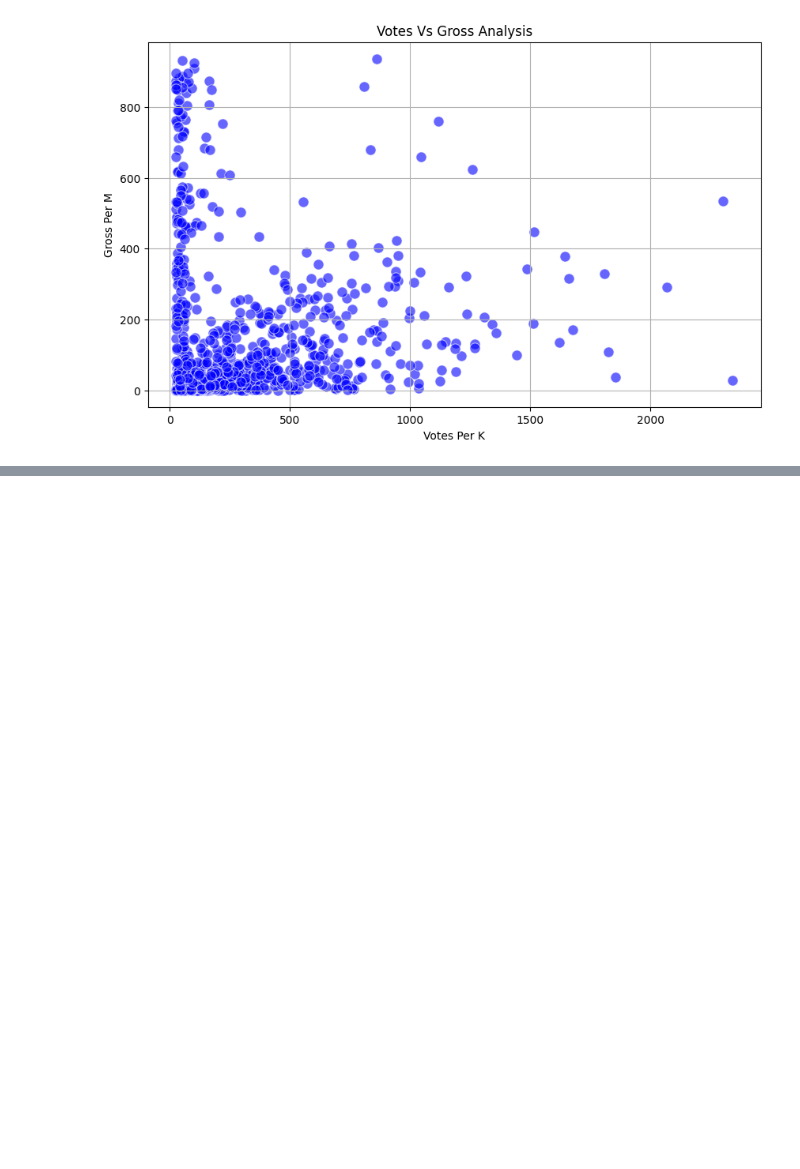
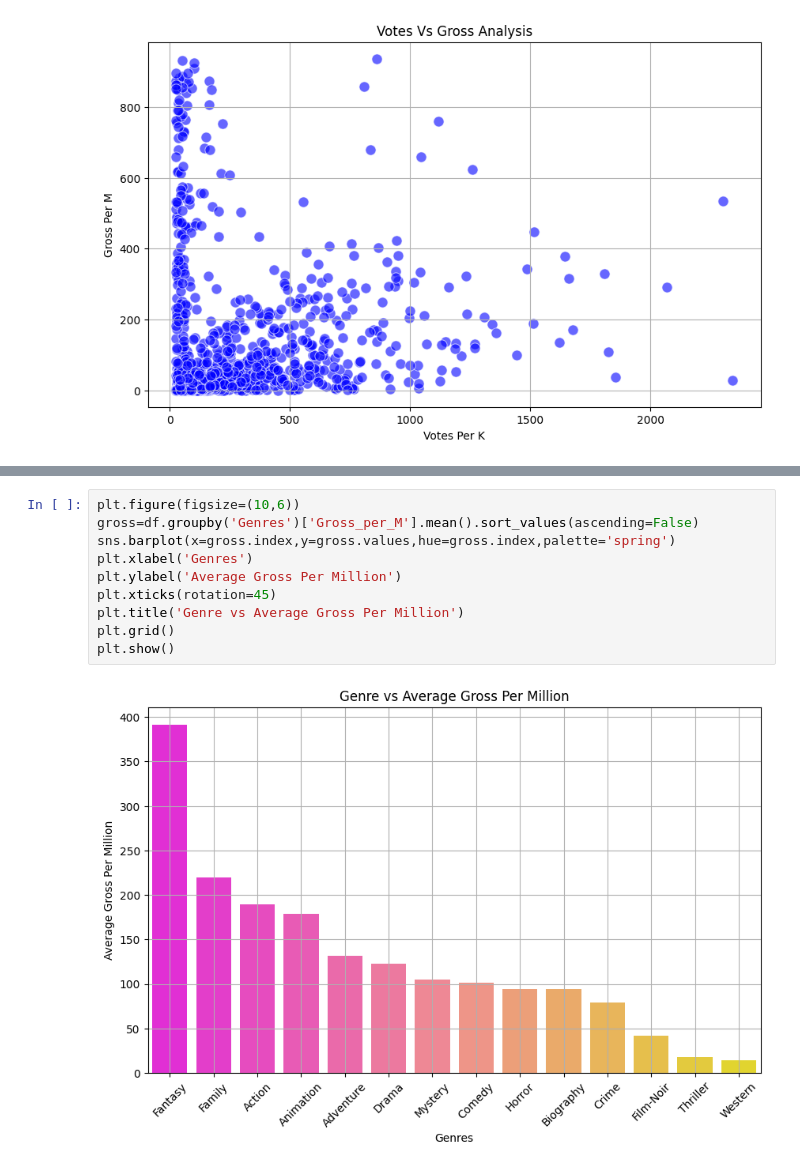
Before and after one commit to UtkarshShukla706/Cinemetrics, a Jupyter notebook: notebooks/visualization.ipynb, the cells around one changed output, grey strips where cells are left out. Cells and saved outputs as stored; diff of their text form; blank space fills up the shorter version.

```diff
--- a/notebooks/visualization.ipynb
+++ b/notebooks/visualization.ipynb
@@ -256,0 +285,12 @@ plt.show()
+# %%
+plt.figure(figsize=(10,6))
+gross=df.groupby('Genres')['Gross_per_M'].mean().sort_values(ascending=False)
+sns.barplot(x=gross.index,y=gross.values,hue=gross.index,palette='spring')
+plt.xlabel('Genres')
+plt.ylabel('Average Gross Per Million')
+plt.xticks(rotation=45)
+plt.title('Genre vs Average Gross Per Million')
+plt.grid()
+plt.show()
+# %% [output]
+[figure, added]
```
Also changed, not shown: parts of 14 cells of this notebook.
